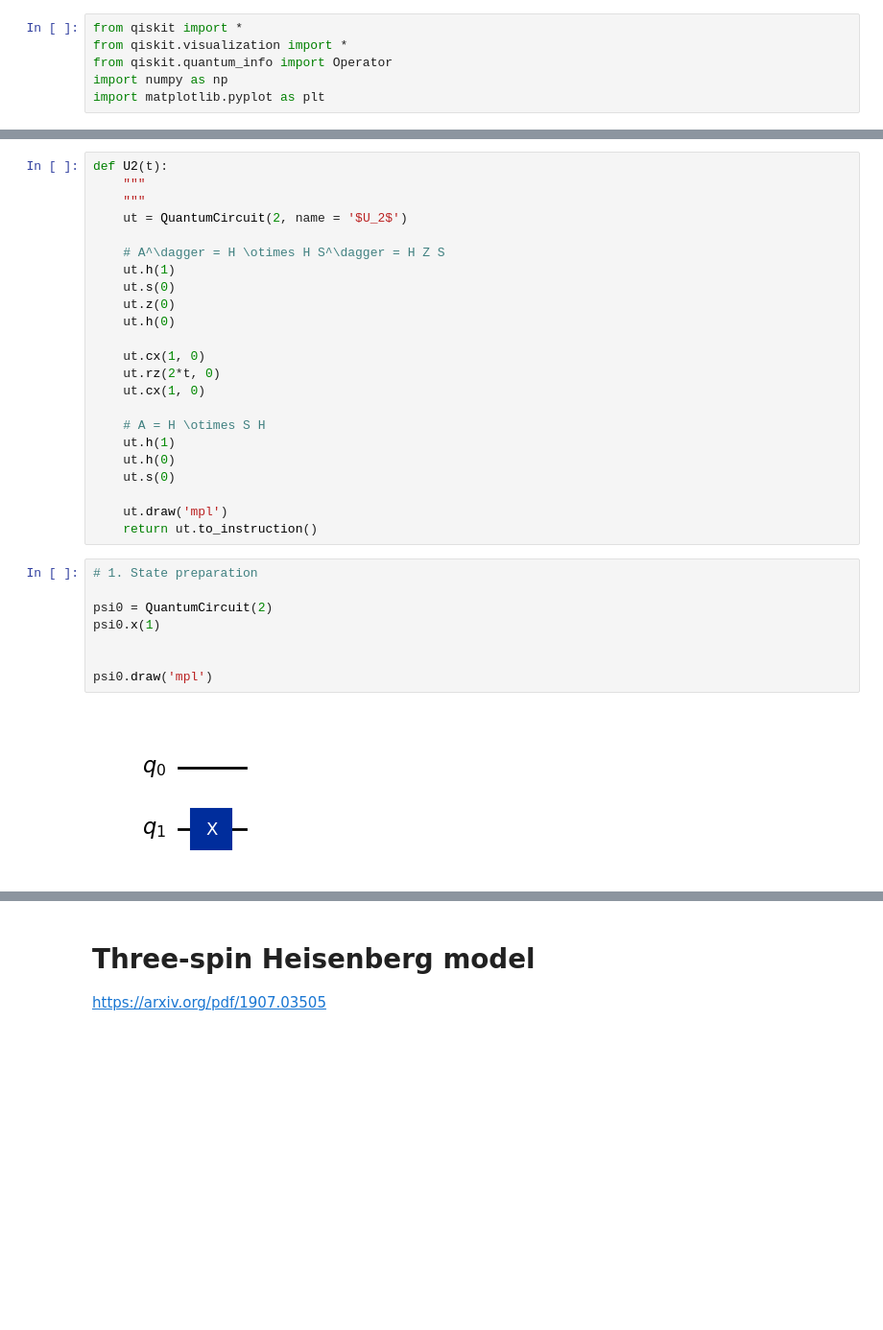
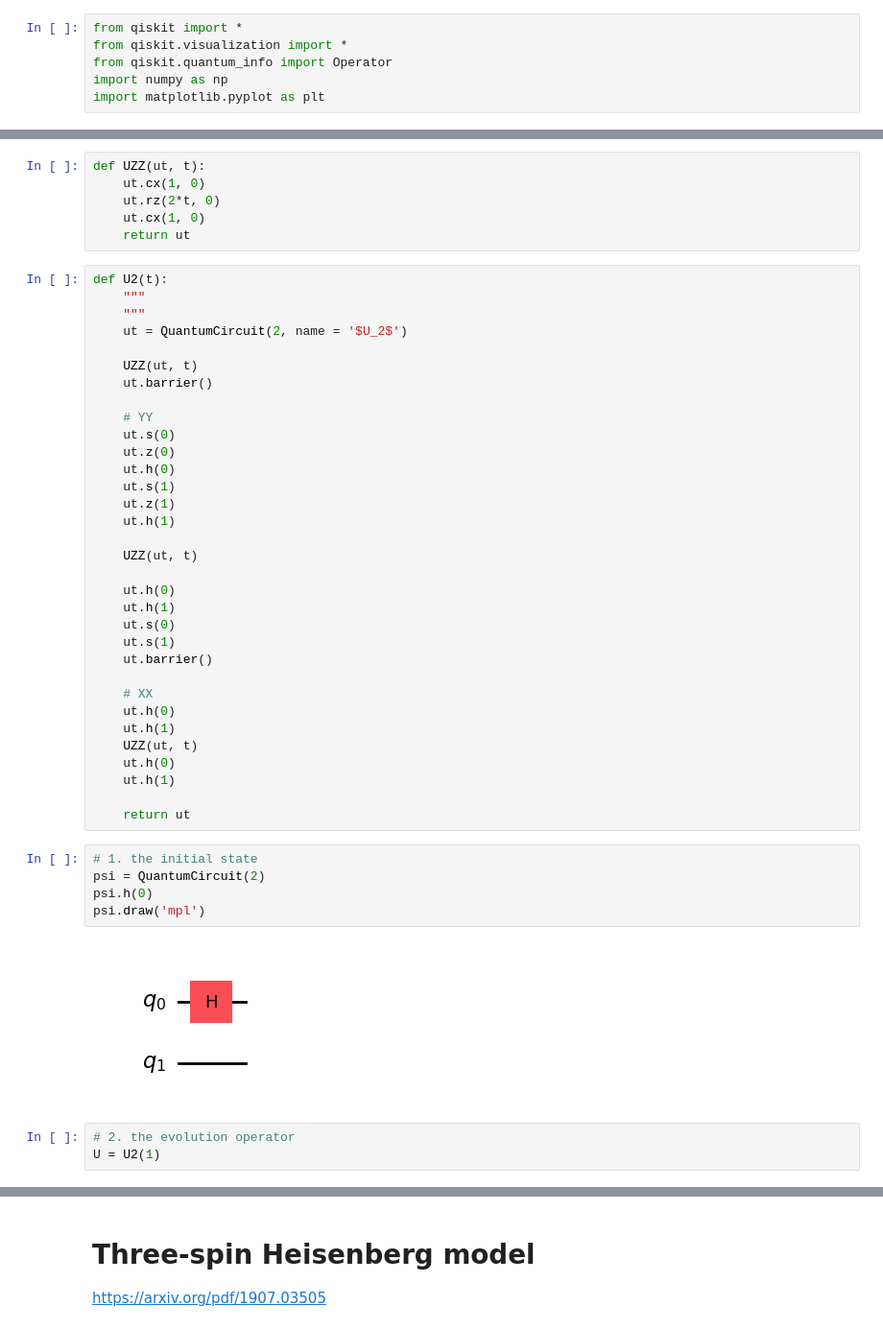
Before and after one commit to bin-wu-phys/QuantumSimulation, a Jupyter notebook: 02.Trotterization.1.x.ipynb, the cells around one changed output, grey strips where cells are left out. Shown: that part at 96% size. Cells and saved outputs as stored; diff of their text form; blank space fills up the shorter version.

```diff
--- a/02.Trotterization.1.x.ipynb
+++ b/02.Trotterization.1.x.ipynb
@@ -28,33 +47,49 @@ where \( Z^{(i)} \) represents the \( Z \)-gate acting on the \( i^{\text{th}} \
+# %%
+def UZZ(ut, t):
+    ut.cx(1, 0)
+    ut.rz(2*t, 0)
+    ut.cx(1, 0)
+    return ut
 # %%
 def U2(t):
     """
     """
     ut = QuantumCircuit(2, name = '$U_2$')
 
-    # A^\dagger = H \otimes H S^\dagger = H Z S
-    ut.h(1)
+    UZZ(ut, t)
+    ut.barrier()
+
+    # YY
     ut.s(0)
     ut.z(0)
     ut.h(0)
+    ut.s(1)
+    ut.z(1)
+    ut.h(1)
 
-    ut.cx(1, 0)
-    ut.rz(2*t, 0)
-    ut.cx(1, 0)
+    UZZ(ut, t)
 
-    # A = H \otimes S H
+    ut.h(0)
     ut.h(1)
+    ut.s(0)
+    ut.s(1)
+    ut.barrier()
+
+    # XX
     ut.h(0)
-    ut.s(0)
+    ut.h(1)
+    UZZ(ut, t)
+    ut.h(0)
+    ut.h(1)
 
-    ut.draw('mpl')
-    return ut.to_instruction()
+    return ut
-# %%
-# 1. State preparation
-
-psi0 = QuantumCircuit(2)
-psi0.x(1)
-
-
-psi0.draw('mpl')
-# %% [output]
-[figure, removed]
+# %%
+# 1. the initial state
+psi = QuantumCircuit(2)
+psi.h(0)
+psi.draw('mpl')
+# %% [output]
+[figure, added]
+# %%
+# 2. the evolution operator
+U = U2(1)
```
Also changed, not shown: parts of 16 cells of this notebook.
